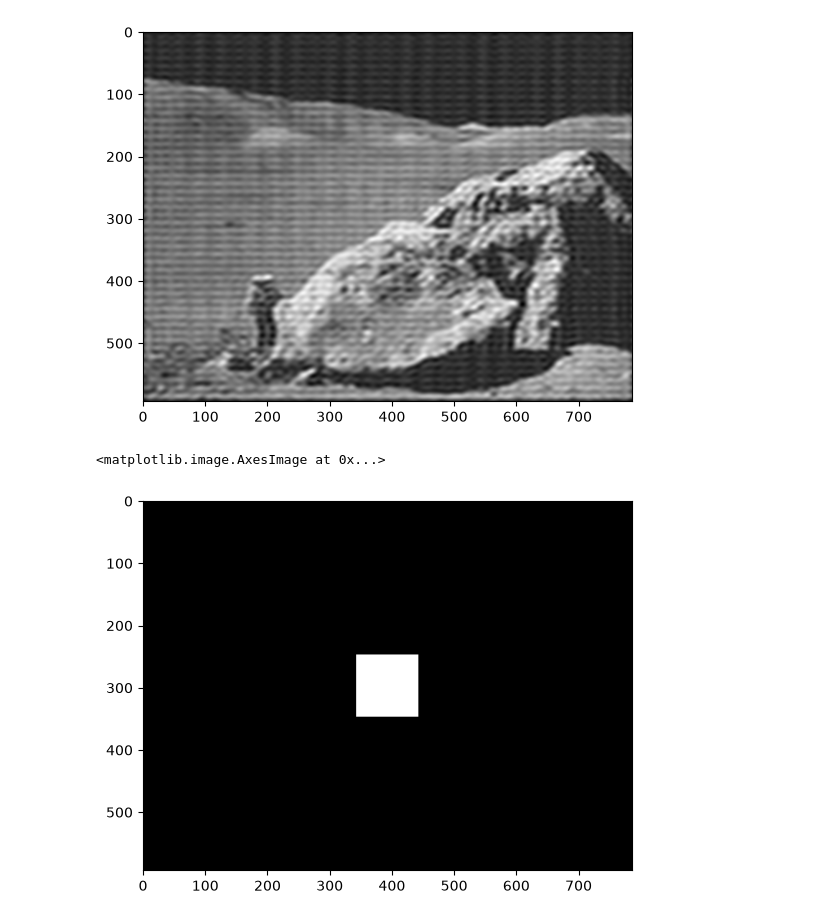
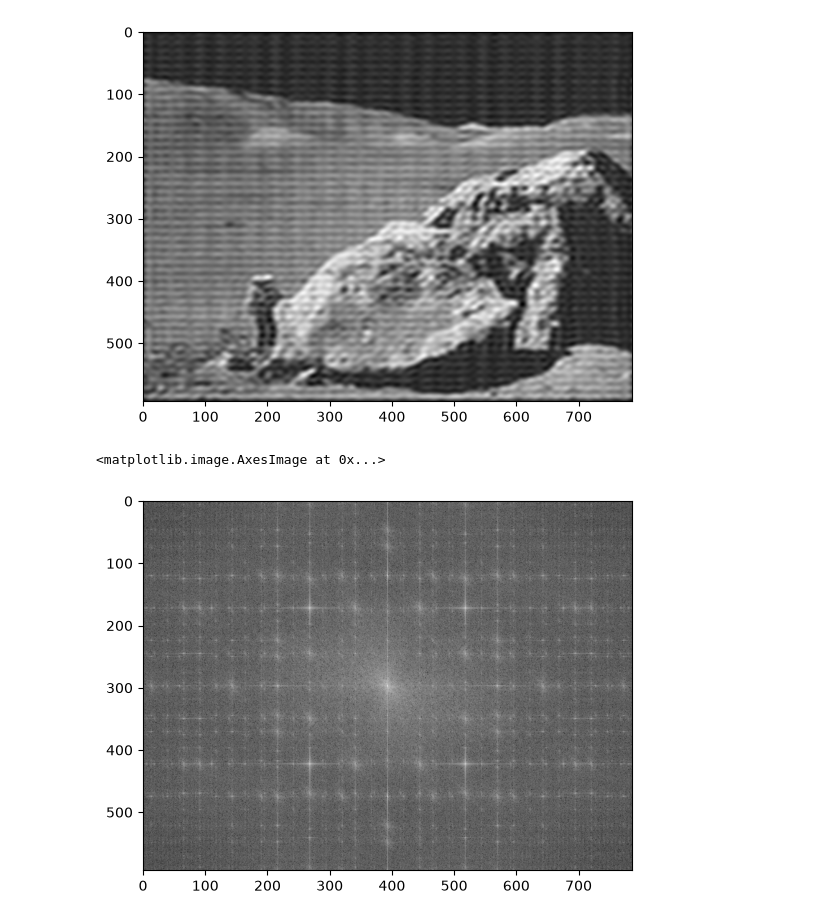
Before and after one commit to lestostor/Image_Processing, a Jupyter notebook: task5/practice5.ipynb, the cells around one changed output. Drawn from its saved outputs; the diff is of its cells as text; code cells hidden in the pictures.

```diff
--- a/task5/practice5.ipynb
+++ b/task5/practice5.ipynb
@@ -73,7 +73,7 @@ plt.show()
 # %% [output]
 [figure]
 # %%
-plt.imshow(mask[:,:,0], cmap='gray')
+plt.imshow(magnitude_spectrum, cmap='gray')
 # %% [output]
 <matplotlib.image.AxesImage at 0x...>
-[figure, old version]
+[figure, new version]
```
